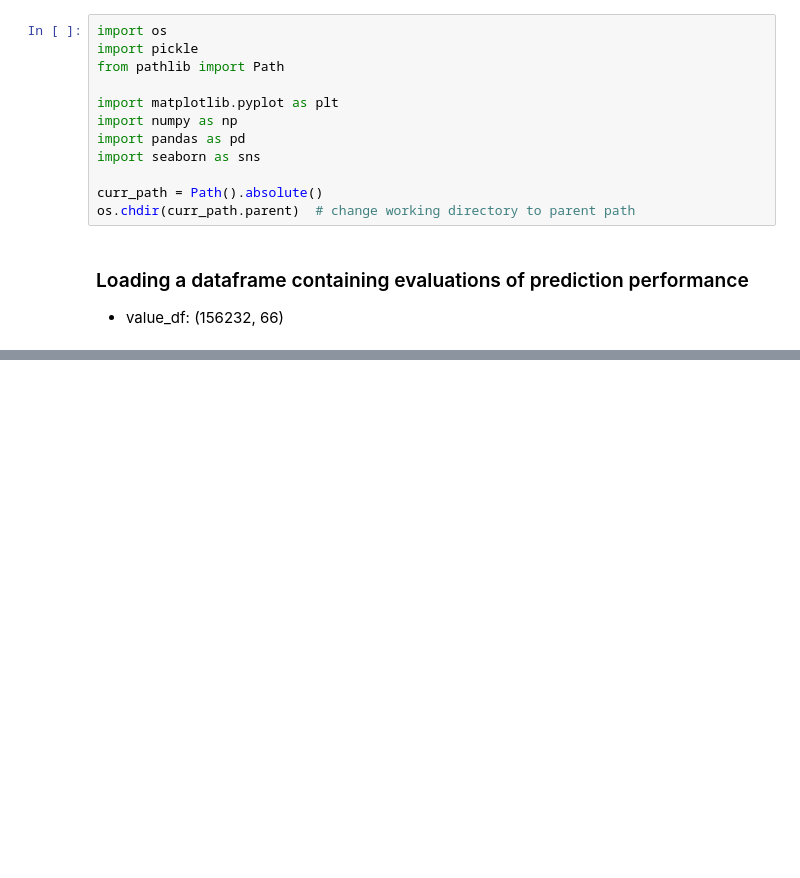
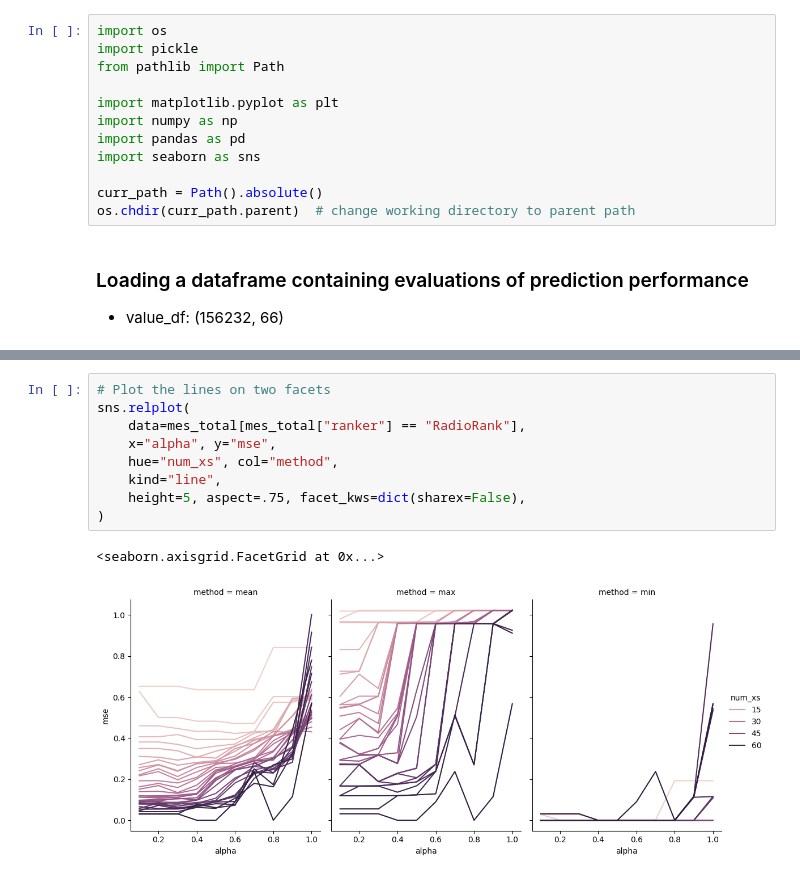
Before and after one commit to dream2globe/graph-study, a Jupyter notebook: notebook/evaluation.ipynb, the cells around one changed output, grey strips where cells are left out. Drawn from its saved outputs; the diff is of its cells as text; blank space fills up the shorter version.

```diff
--- a/notebook/evaluation.ipynb
+++ b/notebook/evaluation.ipynb
@@ -71,0 +69,12 @@ sns.relplot(
+# %%
+# Plot the lines on two facets
+sns.relplot(
+    data=mes_total[mes_total["ranker"] == "RadioRank"],
+    x="alpha", y="mse",
+    hue="num_xs", col="method",
+    kind="line",
+    height=5, aspect=.75, facet_kws=dict(sharex=False),
+)
+# %% [output]
+<seaborn.axisgrid.FacetGrid at 0x...>
+[figure, added]
```
Also changed, not shown: parts of 7 cells of this notebook, 25 other files.
